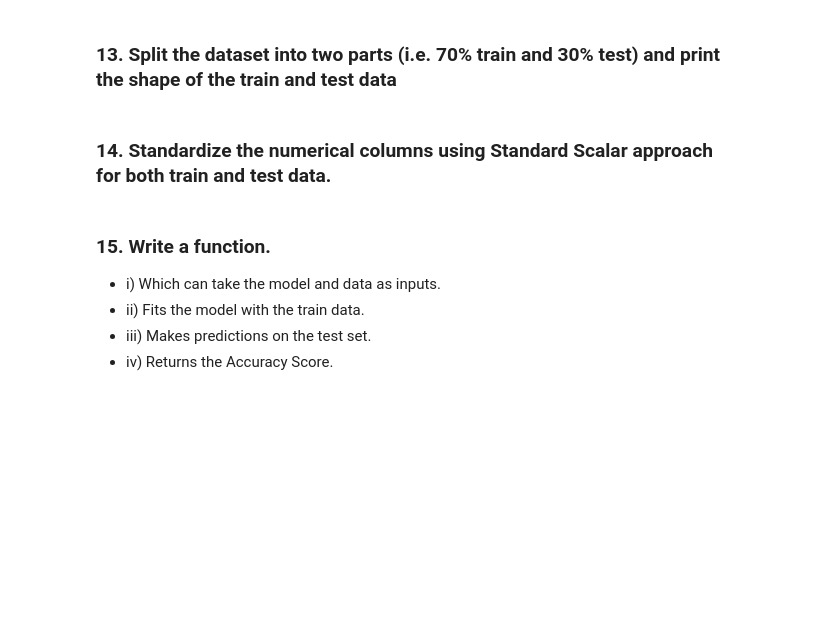
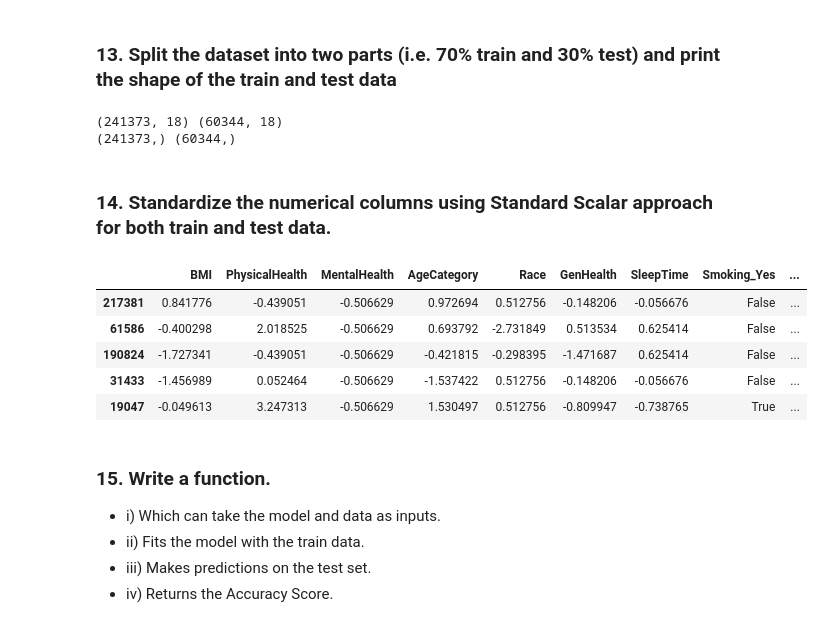
Before and after one commit to kmdurga67/Kumari_Durga-Lab3_Python-for-DS, a Jupyter notebook: Supervised Learning - Lab Problem Statement.ipynb, the cells around one changed output. Cells and saved outputs as stored; diff of their text form; code cells hidden in the pictures; blank space fills up the shorter version.

```diff
--- a/Supervised Learning - Lab Problem Statement.ipynb
+++ b/Supervised Learning - Lab Problem Statement.ipynb
@@ -258,9 +286,35 @@ encoder(df)
 # %% [markdown]
 ### 12. Store the target column (i.e.'HeartDisease') in the y variable and the rest of the columns in the X variable.
+# %%
+X = df.drop('HeartDisease', axis =1)
+y = df['HeartDisease']
 # %% [markdown]
 ### 13. Split the dataset into two parts (i.e. 70% train and 30% test) and print the shape of the train and test data
+# %%
+X_train, X_test, y_train, y_test = train_test_split(X, y , test_size = 0.2)
+
+print(X_train.shape, X_test.shape)
+print(y_train.shape, y_test.shape)
+# %% [output]
+(241373, 18) (60344, 18)
+(241373,) (60344,)
 # %% [markdown]
 ### 14. Standardize the numerical columns using Standard Scalar approach for both train and test data.
+# %%
+ss = StandardScaler()
+
+X_train.iloc[:,:7] = ss.fit_transform(X_train.iloc[:, :7])
+
+X_test.iloc[:,:7] = ss.fit_transform(X_test.iloc[:, :7])
+# %%
+X_train.head()
+# %% [output]
+|  | BMI | PhysicalHealth | MentalHealth | AgeCategory | Race | GenHealth | SleepTime | Smoking_Yes | ... |
+| 217381 | 0.841776 | -0.439051 | -0.506629 | 0.972694 | 0.512756 | -0.148206 | -0.056676 | False | ... |
+| 61586 | -0.400298 | 2.018525 | -0.506629 | 0.693792 | -2.731849 | 0.513534 | 0.625414 | False | ... |
+| 190824 | -1.727341 | -0.439051 | -0.506629 | -0.421815 | -0.298395 | -1.471687 | 0.625414 | False | ... |
+| 31433 | -1.456989 | 0.052464 | -0.506629 | -1.537422 | 0.512756 | -0.148206 | -0.056676 | False | ... |
+| 19047 | -0.049613 | 3.247313 | -0.506629 | 1.530497 | 0.512756 | -0.809947 | -0.738765 | True | ... |
 # %% [markdown]
 ### 15. Write a function.
 - i) Which can take the model and data as inputs.
```
Also changed, not shown: parts of 19 cells of this notebook.
